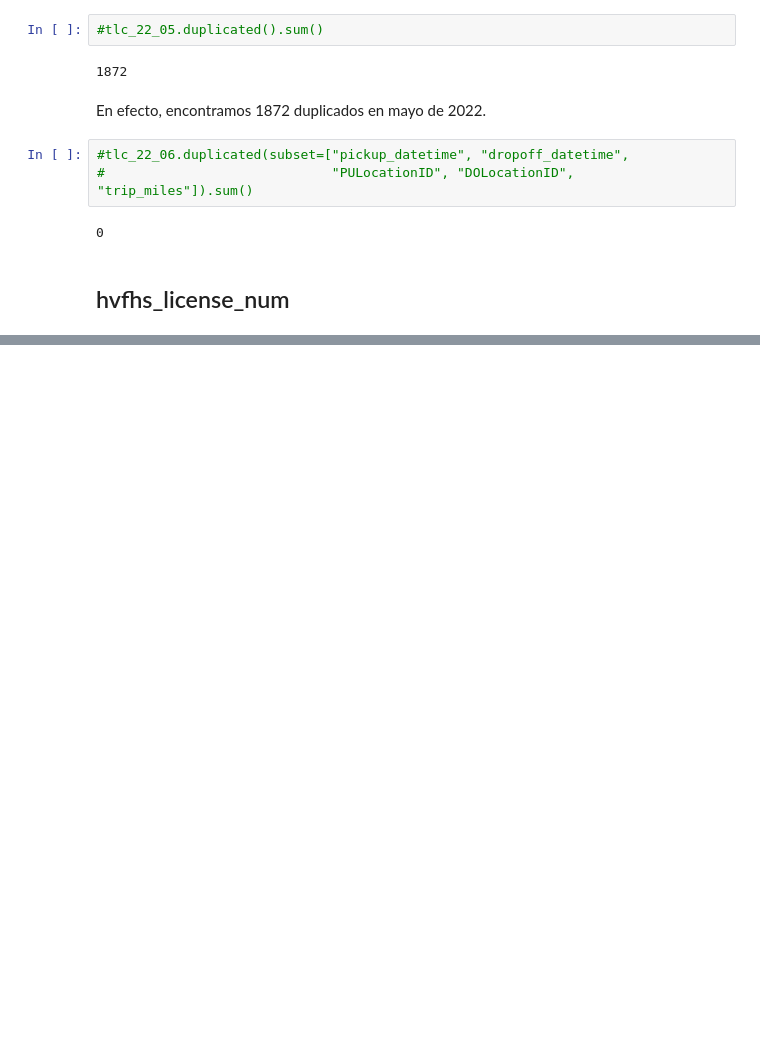
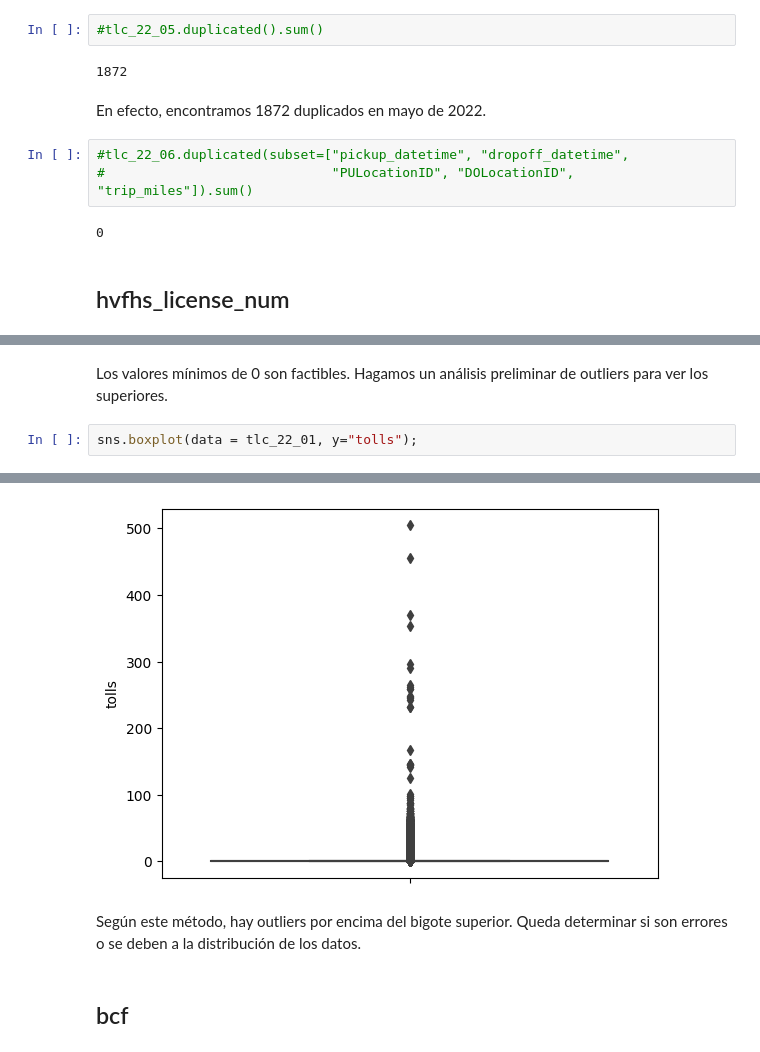
Before and after one commit to leocorbur/GreenMiles_NYC_Taxis, a Jupyter notebook: colaboradores/sebas/procesamiento/eda_tlc_2022_S1.ipynb, the cells around one changed output, grey strips where cells are left out. Saved outputs shown, nothing was run; the diff lists cells and outputs as text; blank space fills up the shorter version.

```diff
--- a/colaboradores/sebas/procesamiento/eda_tlc_2022_S1.ipynb
+++ b/colaboradores/sebas/procesamiento/eda_tlc_2022_S1.ipynb
@@ -112,0 +636,5 @@ Promedio de nulos en 'hvfhs_license_num' por mes: 0.0
+# %% [markdown]
+Los valores mínimos de 0 son factibles. Hagamos un análisis preliminar de outliers para ver los superiores.
+# %%
+sns.boxplot(data = tlc_22_01, y="tolls");
+# %% [output]
@@ -112,0 +642,5 @@ Promedio de nulos en 'hvfhs_license_num' por mes: 0.0
+[figure, added]
+# %% [markdown]
+Según este método, hay outliers por encima del bigote superior. Queda determinar si son errores o se deben a la distribución de los datos.
+# %% [markdown]
+## bcf
```
Also changed, not shown: parts of 128 cells of this notebook.
